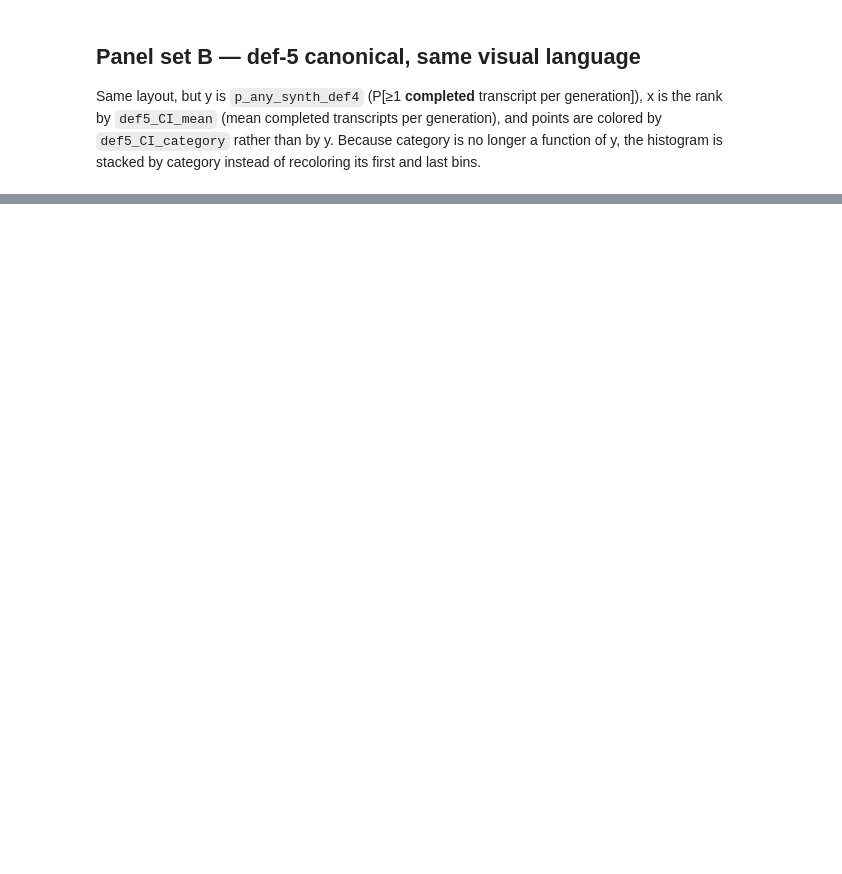
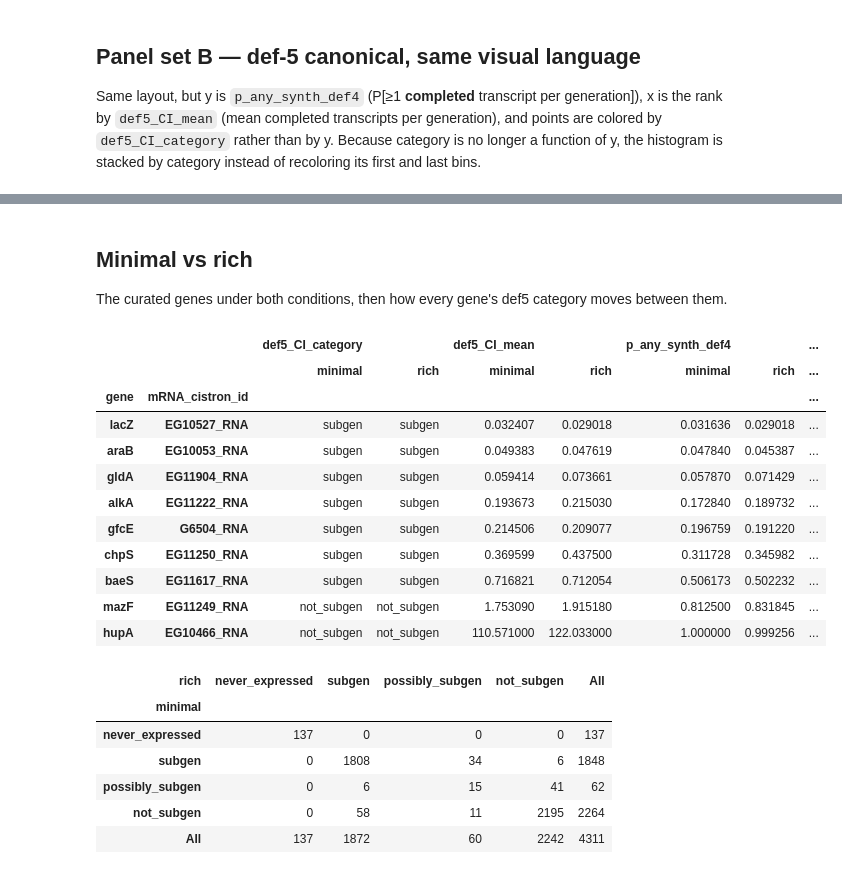
Before and after one commit to acJuarez/mother_machine_cell_tracker, a Jupyter notebook: notebooks/analysis_notebooks/transcription_probability_new_sims.ipynb, the cells around one changed output, grey strips where cells are left out. Drawn from its saved outputs; the diff is of its cells as text; code cells hidden in the pictures; blank space fills up the shorter version.

```diff
--- a/notebooks/analysis_notebooks/transcription_probability_new_sims.ipynb
+++ b/notebooks/analysis_notebooks/transcription_probability_new_sims.ipynb
@@ -385,0 +490,45 @@ genes where P(mRNA present) >= P(transcript completed): 4257 / 4309
+# %% [markdown]
+## Minimal vs rich
+
+The curated genes under both conditions, then how every gene's def5 category moves between them.
+# %%
+cols = ['prob_mRNA_exists_in_gen', 'p_any_synth_def4', 'def5_CI_mean', 'def5_CI_category']
+per_cond = [
+    compares[cond][compares[cond]['mRNA_cistron_id'].isin(CURATED_CISTRONS)]
+    .set_index(['gene', 'mRNA_cistron_id'])[cols]
+    for cond in CONDITIONS
+]
+curated_by_cond = (
+    pd.concat(per_cond, axis=1, keys=list(CONDITIONS))
+    .swaplevel(axis=1)
+    .sort_index(axis=1, level=0, sort_remaining=False)
+    .sort_values(('prob_mRNA_exists_in_gen', 'minimal'))
+)
+display(curated_by_cond)
+
+cat_cross = pd.crosstab(
+    def5_dfs['minimal'].set_index('cistron_name')['def5_CI_category'].rename('minimal'),
+    def5_dfs['rich'].set_index('cistron_name')['def5_CI_category'].rename('rich'),
+    margins=True,
+).reindex(index=DEF5_CATEGORY_ORDER + ['All'], columns=DEF5_CATEGORY_ORDER + ['All'])
+display(cat_cross)
+# %% [output]
+|  |  | def5_CI_category |  | def5_CI_mean |  | p_any_synth_def4 |  | ... |
+|  |  | minimal | rich | minimal | rich | minimal | rich | ... |
+| gene | mRNA_cistron_id |  |  |  |  |  |  | ... |
+| lacZ | EG10527_RNA | subgen | subgen | 0.032407 | 0.029018 | 0.031636 | 0.029018 | ... |
+| araB | EG10053_RNA | subgen | subgen | 0.049383 | 0.047619 | 0.047840 | 0.045387 | ... |
+| gldA | EG11904_RNA | subgen | subgen | 0.059414 | 0.073661 | 0.057870 | 0.071429 | ... |
+| alkA | EG11222_RNA | subgen | subgen | 0.193673 | 0.215030 | 0.172840 | 0.189732 | ... |
+| gfcE | G6504_RNA | subgen | subgen | 0.214506 | 0.209077 | 0.196759 | 0.191220 | ... |
+| chpS | EG11250_RNA | subgen | subgen | 0.369599 | 0.437500 | 0.311728 | 0.345982 | ... |
+| baeS | EG11617_RNA | subgen | subgen | 0.716821 | 0.712054 | 0.506173 | 0.502232 | ... |
+| mazF | EG11249_RNA | not_subgen | not_subgen | 1.753090 | 1.915180 | 0.812500 | 0.831845 | ... |
+| hupA | EG10466_RNA | not_subgen | not_subgen | 110.571000 | 122.033000 | 1.000000 | 0.999256 | ... |
+| rich | never_expressed | subgen | possibly_subgen | not_subgen | All |
+| minimal |  |  |  |  |  |
+| never_expressed | 137 | 0 | 0 | 0 | 137 |
+| subgen | 0 | 1808 | 34 | 6 | 1848 |
+| possibly_subgen | 0 | 6 | 15 | 41 | 62 |
+| not_subgen | 0 | 58 | 11 | 2195 | 2264 |
+| All | 137 | 1872 | 60 | 2242 | 4311 |
```
Also changed, not shown: parts of 10 cells of this notebook, 12 other files.
